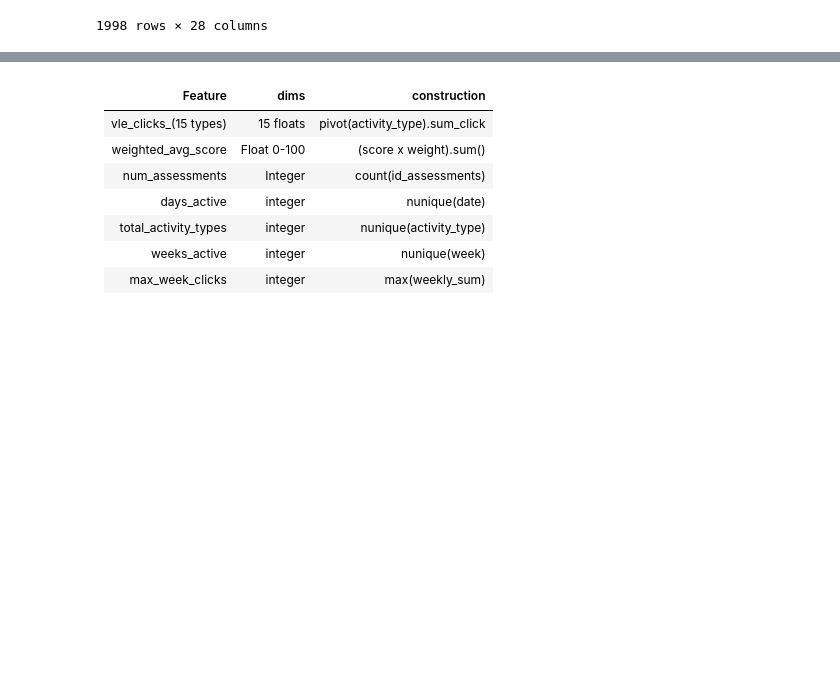
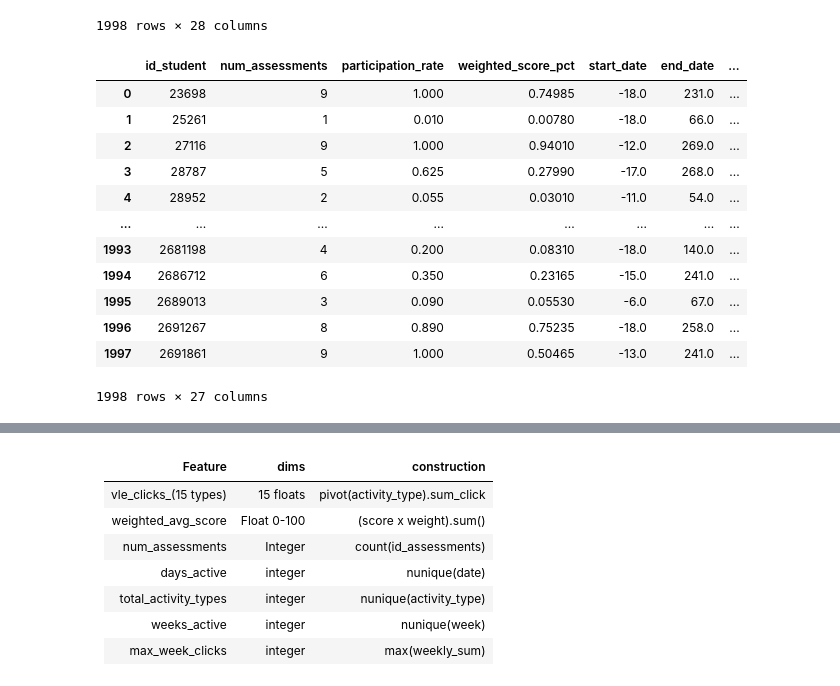
Before and after one commit to Peilong/JayQuery, a Jupyter notebook: notebooks/2026_05_20-EDA_Notebook-v1.ipynb, the cells around one changed output, grey strips where cells are left out. Drawn from its saved outputs; the diff is of its cells as text; code cells hidden in the pictures; blank space fills up the shorter version.

```diff
--- a/notebooks/2026_05_20-EDA_Notebook-v1.ipynb
+++ b/notebooks/2026_05_20-EDA_Notebook-v1.ipynb
@@ -980,3 +1063,37 @@ silo_b
 | 1996 | 2691267 | 150.47 | 178.0 | 8 | -18.0 | 258.0 | 501.0 | ... |
 | 1997 | 2691861 | 100.93 | 200.0 | 9 | -13.0 | 241.0 | 227.0 | ... |
 1998 rows × 28 columns
+# %%
+assessment_df = (
+    dfs['studentAssessment']
+    .merge(dfs['assessments'], on='id_assessment', how='left')
+    .query("code_module == @m_code and code_presentation == @p_code")
+    .drop(columns=['is_banked', 'code_module', 'code_presentation', 'date'])
+    .assign(weighted_score=lambda x: (x['score'] * x['weight']) / 100)
+    .groupby('id_student', as_index=False)
+    .agg(
+        weighted_score=('weighted_score', 'sum'),
+        total_weight=('weight', 'sum'),
+        num_assessments=('id_assessment', 'nunique')
+    ).assign(
+        participation_rate=lambda x: x['total_weight'] / 200,
+        weighted_score_pct=lambda x: x['weighted_score'] / 200
+    ).drop(columns=['total_weight','weighted_score'])
+)
+
+silo_b = assessment_df.merge(vle_df, on='id_student', how='left')
+silo_b
+# %% [output]
+|  | id_student | num_assessments | participation_rate | weighted_score_pct | start_date | end_date | ... |
+| 0 | 23698 | 9 | 1.000 | 0.74985 | -18.0 | 231.0 | ... |
+| 1 | 25261 | 1 | 0.010 | 0.00780 | -18.0 | 66.0 | ... |
+| 2 | 27116 | 9 | 1.000 | 0.94010 | -12.0 | 269.0 | ... |
+| 3 | 28787 | 5 | 0.625 | 0.27990 | -17.0 | 268.0 | ... |
+| 4 | 28952 | 2 | 0.055 | 0.03010 | -11.0 | 54.0 | ... |
+| ... | ... | ... | ... | ... | ... | ... | ... |
+| 1993 | 2681198 | 4 | 0.200 | 0.08310 | -18.0 | 140.0 | ... |
+| 1994 | 2686712 | 6 | 0.350 | 0.23165 | -15.0 | 241.0 | ... |
+| 1995 | 2689013 | 3 | 0.090 | 0.05530 | -6.0 | 67.0 | ... |
+| 1996 | 2691267 | 8 | 0.890 | 0.75235 | -18.0 | 258.0 | ... |
+| 1997 | 2691861 | 9 | 1.000 | 0.50465 | -13.0 | 241.0 | ... |
+1998 rows × 27 columns
```
Also changed, not shown: parts of 9 cells of this notebook, 2 other files.
